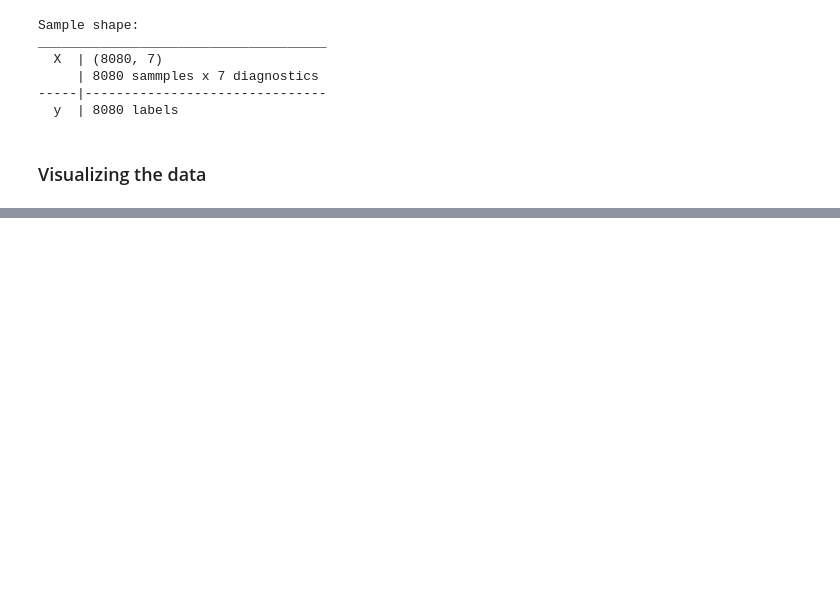
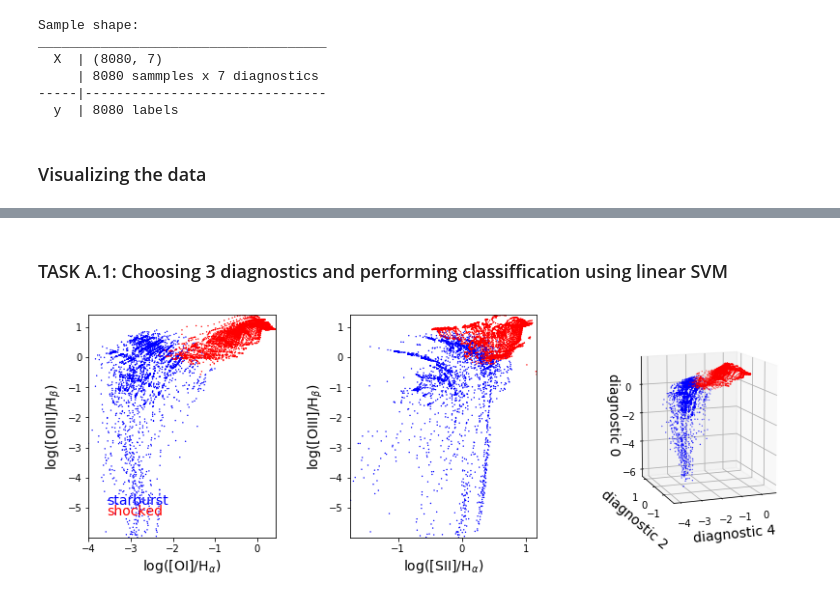
Before and after one commit to astrostatistics-in-crete/2019_summer_school, a Jupyter notebook: Classification/Classification_W.ipynb, the cells around one changed output, grey strips where cells are left out. Drawn from its saved outputs; the diff is of its cells as text; code cells hidden in the pictures; blank space fills up the shorter version.

```diff
--- a/Classification/Classification_W.ipynb
+++ b/Classification/Classification_W.ipynb
@@ -127,0 +141,75 @@ plt.show()
+# %% [markdown]
+### TASK A.1: Choosing 3 diagnostics and performing classiffication using linear SVM
+# %%
+# SELECTING DIAGNOSTIC
+
+X = np.stack((OIII_diagnostic,
+              OII_diagnostic,
+              OI_diagnostic),axis=-1)
+
+y = y_sample
+# %%
+# VISUALIZING DIAGNOSTICS OF INTEREST
+
+import matplotlib as mpl
+from matplotlib import pyplot as plt
+from matplotlib import colors
+from mpl_toolkits.mplot3d import Axes3D
+%matplotlib inline
+
+# Creating a colormap where:
+#   blue <-> starburst
+#   red  <-> shocked
+cmap = mpl.colors.ListedColormap(['blue','red'])
+
+# Remeber that the sample X is organized as:
+#  X[:,0] <-> diagnostic 0
+#  X[:,1] <-> diagnostic 1
+#  X[:,2] <-> ...
+
+fig = plt.figure(figsize=(12, 4))
+fig.subplots_adjust(bottom=0.15, top=0.95, hspace=0.0, left=0.1, right=0.95, wspace=0.4)
+
+ylim = [np.min(X[:, 0]),np.max(X[:, 0])]
+
+# > left plot
+
+xlim = [np.min(X[:, 2]),np.max(X[:, 2])]
+
+ax = fig.add_subplot(131)
+im = ax.scatter(X[:, 2], X[:, 0], c=y, s=2, lw=0, cmap=cmap, zorder=2)
+ax.set_xlim(xlim)
+ax.set_ylim(ylim)
+ax.xaxis.set_major_locator(plt.MultipleLocator(1))
+ax.yaxis.set_major_locator(plt.MultipleLocator(1))
+ax.set_xlabel('log([OI]/H$_{α})$', fontsize=14)
+ax.set_ylabel('log([ΟIII]/H$_{β})$', fontsize=14)
+
+# legend:
+ax.text(0.1,0.15, "starburst", color='blue', transform=ax.transAxes, fontsize=14)
+ax.text(0.1,0.10, "shocked",   color='red',  transform=ax.transAxes, fontsize=14)
+
+# > central plot
+
+xlim = [np.min(X[:, 1]),np.max(X[:, 1])]
+
+ax = fig.add_subplot(132)
+im = ax.scatter(X[:, 1], X[:, 0], c=y, s=2, lw=0, cmap=cmap, zorder=2)
+ax.set_xlim(xlim)
+ax.set_ylim(ylim)
+ax.xaxis.set_major_locator(plt.MultipleLocator(1))
+ax.yaxis.set_major_locator(plt.MultipleLocator(1))
+ax.set_xlabel('log([SII]/H$_{α})$', fontsize=14)
+ax.set_ylabel('log([ΟIII]/H$_{β})$', fontsize=14)
+
+# > right plot
+ax = fig.add_subplot(133, projection='3d')
+ax.view_init(10, -110)  # set camera position for better visualization
+ax.scatter(X[:, 2], X[:, 1], X[:, 0], c=y, s=2, lw=0, cmap=cmap, zorder=2)
+ax.set_xlabel('diagnostic 4', fontsize=14)
+ax.set_ylabel('diagnostic 2', fontsize=14)
+ax.set_zlabel('diagnostic 0', fontsize=14)
+
+plt.show()
+# %% [output]
+[figure, added]
```
Also changed, not shown: parts of 29 cells of this notebook.
